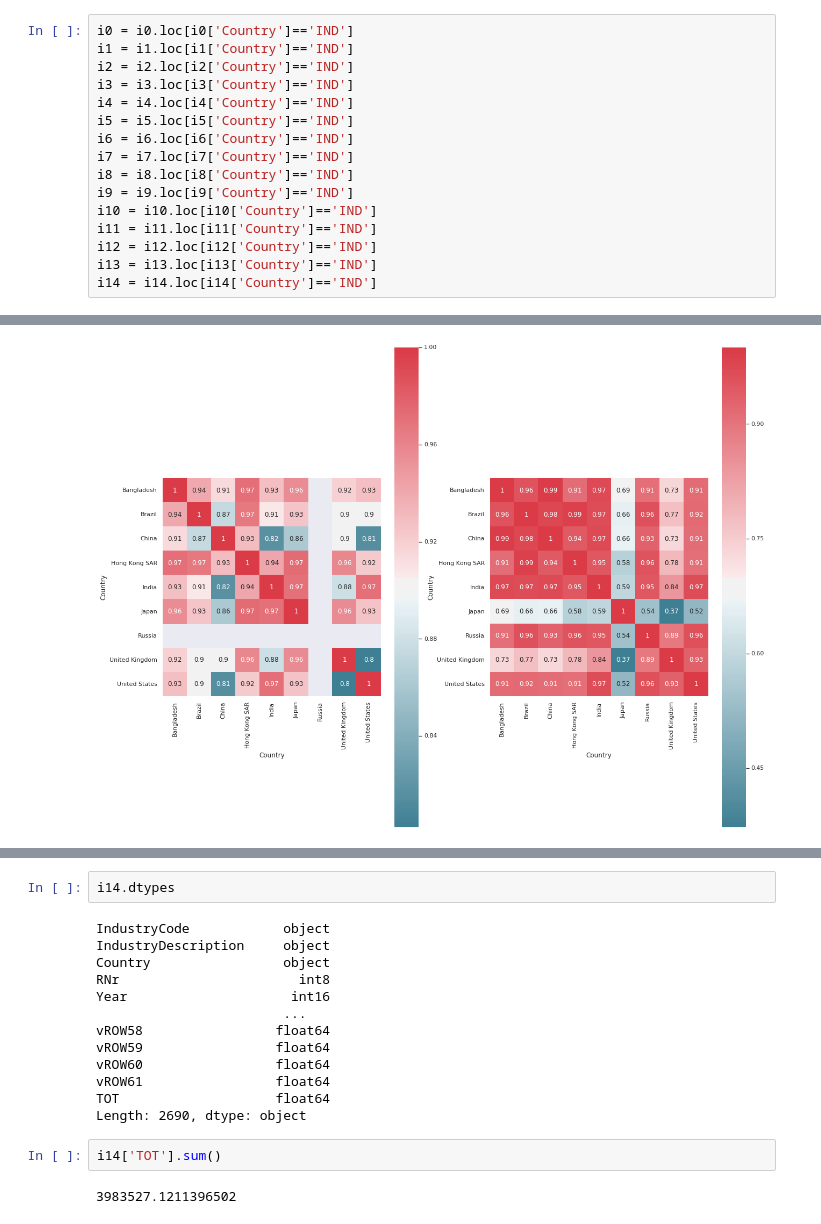
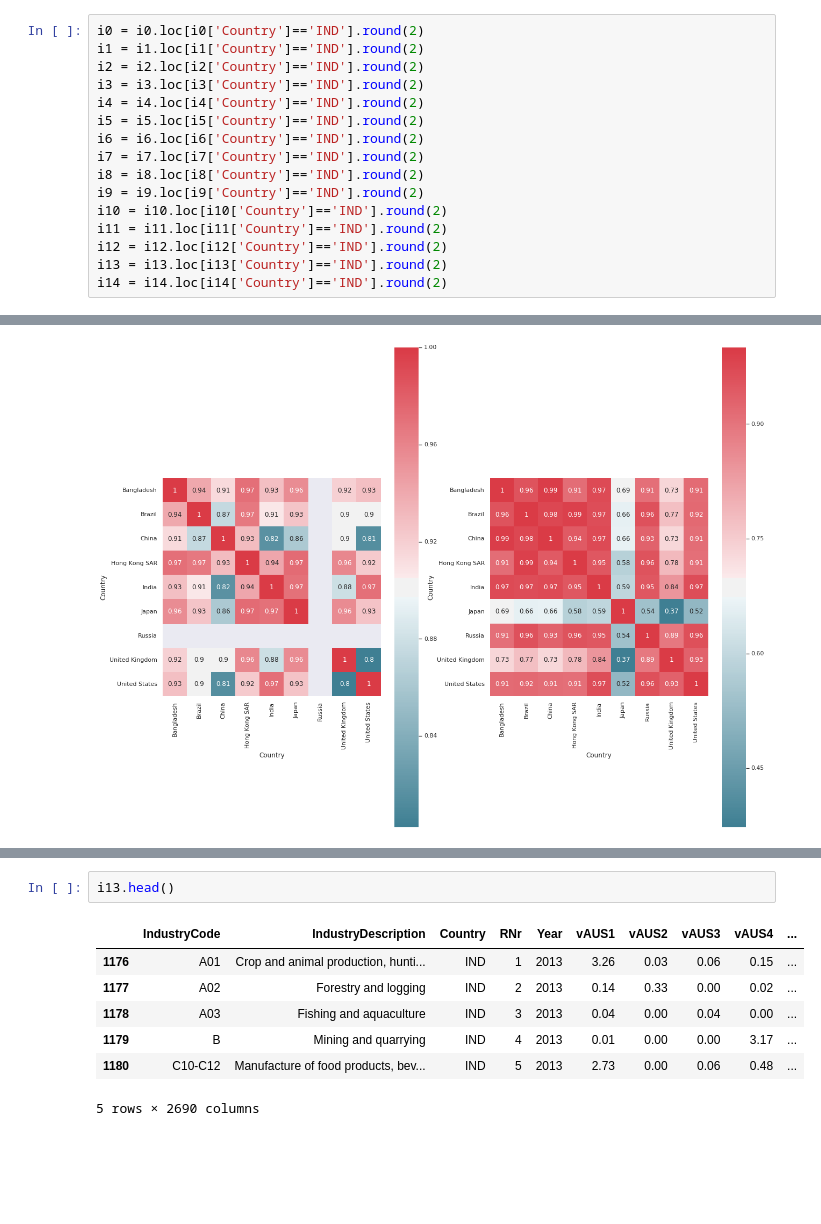
Before and after one commit to juanjohn/globalisation_indian_context, a Jupyter notebook: McKinsey_report.ipynb, the cells around one changed output, grey strips where cells are left out. Saved outputs shown, nothing was run; the diff lists cells and outputs as text; blank space fills up the shorter version.

```diff
--- a/McKinsey_report.ipynb
+++ b/McKinsey_report.ipynb
@@ -57,21 +57,21 @@ i2 = pd.read_stata('./data/WIOT2002_October16_ROW.dta')
 i1 = pd.read_stata('./data/WIOT2001_October16_ROW.dta')
 i0 = pd.read_stata('./data/WIOT2000_October16_ROW.dta')
 # %%
-i0 = i0.loc[i0['Country']=='IND']
-i1 = i1.loc[i1['Country']=='IND']
-i2 = i2.loc[i2['Country']=='IND']
-i3 = i3.loc[i3['Country']=='IND']
-i4 = i4.loc[i4['Country']=='IND']
-i5 = i5.loc[i5['Country']=='IND']
-i6 = i6.loc[i6['Country']=='IND']
-i7 = i7.loc[i7['Country']=='IND']
-i8 = i8.loc[i8['Country']=='IND']
-i9 = i9.loc[i9['Country']=='IND']
-i10 = i10.loc[i10['Country']=='IND']
-i11 = i11.loc[i11['Country']=='IND']
-i12 = i12.loc[i12['Country']=='IND']
-i13 = i13.loc[i13['Country']=='IND']
-i14 = i14.loc[i14['Country']=='IND']
+i0 = i0.loc[i0['Country']=='IND'].round(2)
+i1 = i1.loc[i1['Country']=='IND'].round(2)
+i2 = i2.loc[i2['Country']=='IND'].round(2)
+i3 = i3.loc[i3['Country']=='IND'].round(2)
+i4 = i4.loc[i4['Country']=='IND'].round(2)
+i5 = i5.loc[i5['Country']=='IND'].round(2)
+i6 = i6.loc[i6['Country']=='IND'].round(2)
+i7 = i7.loc[i7['Country']=='IND'].round(2)
+i8 = i8.loc[i8['Country']=='IND'].round(2)
+i9 = i9.loc[i9['Country']=='IND'].round(2)
+i10 = i10.loc[i10['Country']=='IND'].round(2)
+i11 = i11.loc[i11['Country']=='IND'].round(2)
+i12 = i12.loc[i12['Country']=='IND'].round(2)
+i13 = i13.loc[i13['Country']=='IND'].round(2)
+i14 = i14.loc[i14['Country']=='IND'].round(2)
 # %%
 df_m = pd.read_csv('WEO_Global_Data.csv', index_col=0)
 df_m2 = df_m.loc[(df_m['Subject Descriptor'] == "Gross domestic product, current prices") & (df_m["Units"]=="U.S. dollars")] #U.S. dollars, Purchasing power parity; international dollars
@@ -145,19 +142,10 @@ i14.head(n=5)
-# %%
-i14.dtypes
-# %% [output]
-IndustryCode            object
-IndustryDescription     object
-Country                 object
-RNr                       int8
-Year                     int16
-                        ...
-vROW58                 float64
-vROW59                 float64
-vROW60                 float64
-vROW61                 float64
-TOT                    float64
-Length: 2690, dtype: object
-# %%
-i14['TOT'].sum()
-# %% [output]
-3983527.1211396502
+# %%
+i13.head()
+# %% [output]
+|  | IndustryCode | IndustryDescription | Country | RNr | Year | vAUS1 | vAUS2 | vAUS3 | vAUS4 | ... |
+| 1176 | A01 | Crop and animal production, hunti... | IND | 1 | 2013 | 3.26 | 0.03 | 0.06 | 0.15 | ... |
+| 1177 | A02 | Forestry and logging | IND | 2 | 2013 | 0.14 | 0.33 | 0.00 | 0.02 | ... |
+| 1178 | A03 | Fishing and aquaculture | IND | 3 | 2013 | 0.04 | 0.00 | 0.04 | 0.00 | ... |
+| 1179 | B | Mining and quarrying | IND | 4 | 2013 | 0.01 | 0.00 | 0.00 | 3.17 | ... |
+| 1180 | C10-C12 | Manufacture of food products, bev... | IND | 5 | 2013 | 2.73 | 0.00 | 0.06 | 0.48 | ... |
+5 rows × 2690 columns
```
Also changed, not shown: parts of 5 cells of this notebook.
